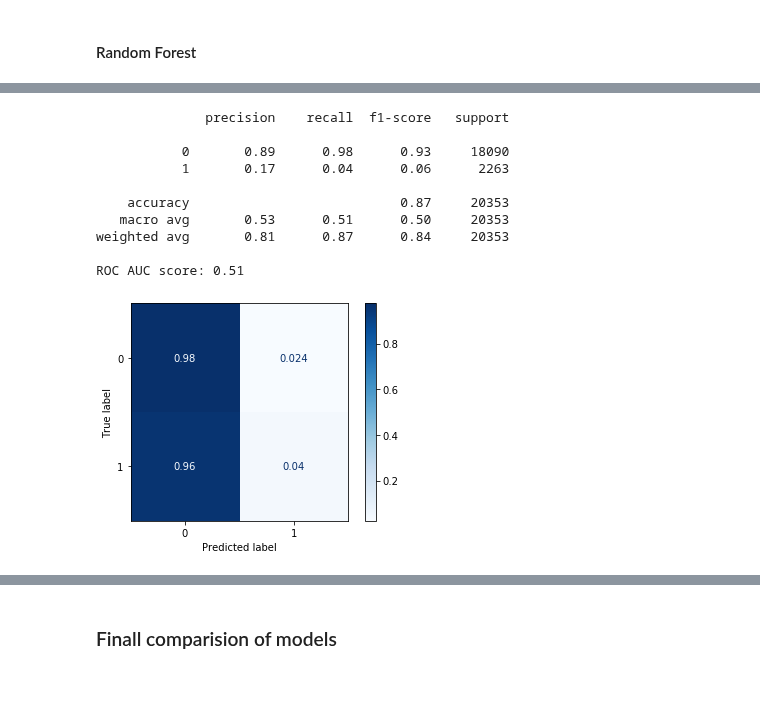
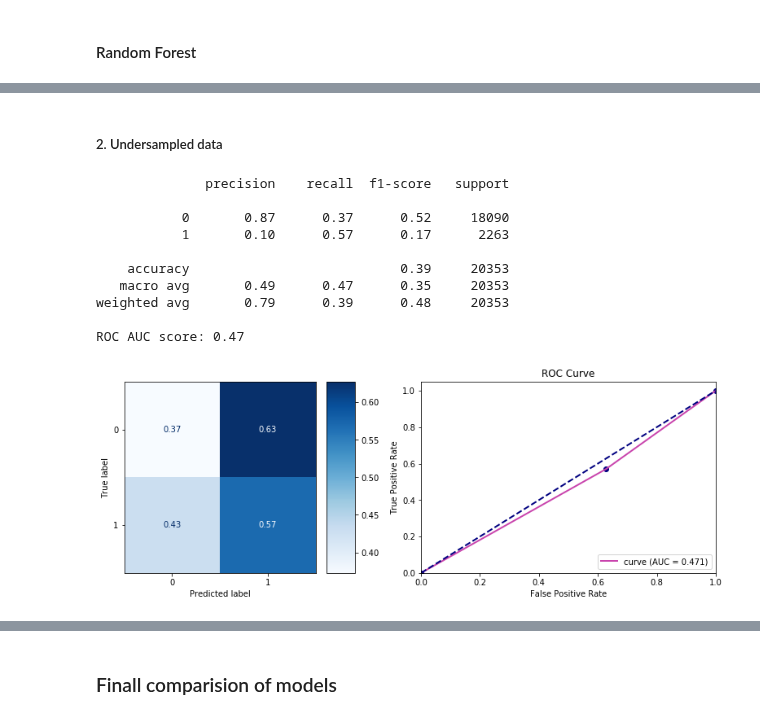
Before and after one commit to pmacinec/diabetes-patients-readmissions-prediction, a Jupyter notebook: notebooks/2_model_selection.ipynb, the cells around one changed output, grey strips where cells are left out. Drawn from its saved outputs; the diff is of its cells as text; code cells hidden in the pictures; blank space fills up the shorter version.

```diff
--- a/notebooks/2_model_selection.ipynb
+++ b/notebooks/2_model_selection.ipynb
@@ -79,16 +104,19 @@ To final evaluation will be choosen a model with highest accuracy.
+# %% [markdown]
+##### 2. Undersampled data
 # %%
-clf = RandomForestClassifier(max_depth=8, random_state=42, n_estimators=100)
-clf.fit(X_train_undersampled, y_train_undersampled)
-evaluate_model(clf, X_test, y_test)
+rf_u = RandomForestClassifier(max_depth=20, random_state=42, n_estimators=100,
+                             min_samples_leaf=2)
+rf_u.fit(X_train_undersampled, y_train_undersampled)
+evaluate_model(rf_u, X_test, y_test)
 # %% [output]
               precision    recall  f1-score   support
 
-           0       0.89      0.98      0.93     18090
-           1       0.17      0.04      0.06      2263
+           0       0.87      0.37      0.52     18090
+           1       0.10      0.57      0.17      2263
 
-    accuracy                           0.87     20353
-   macro avg       0.53      0.51      0.50     20353
-weighted avg       0.81      0.87      0.84     20353
+    accuracy                           0.39     20353
+   macro avg       0.49      0.47      0.35     20353
+weighted avg       0.79      0.39      0.48     20353
 
-ROC AUC score: 0.51
+ROC AUC score: 0.47
-[figure, old version]
+[figure, new version]
```
Also changed, not shown: parts of 39 cells of this notebook, 1 other file.
